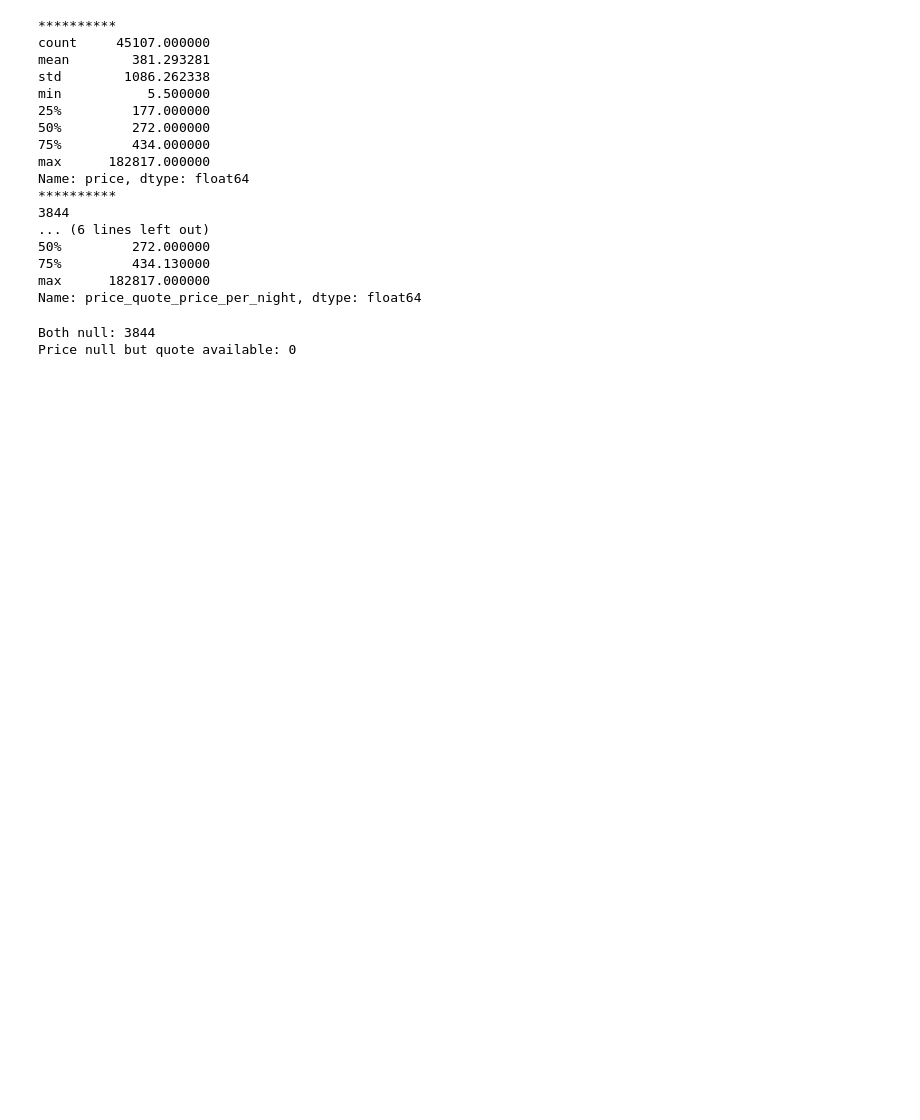
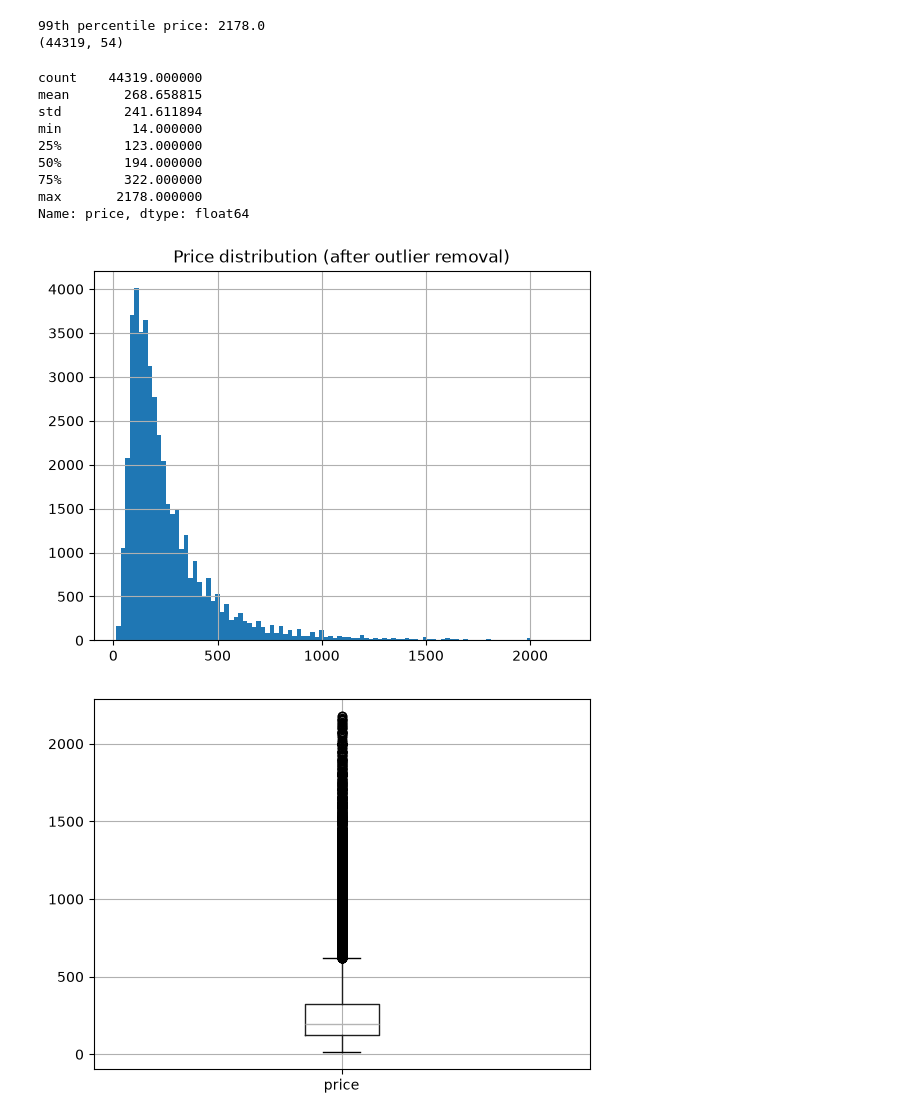
Before and after one commit to chamodSN/KiwiStay-AI-Platform, a Jupyter notebook: notebooks/02_data_quality.ipynb, the cells around one changed output. Drawn from its saved outputs; the diff is of its cells as text; code cells hidden in the pictures; blank space fills up the shorter version.

```diff
--- a/notebooks/02_data_quality.ipynb
+++ b/notebooks/02_data_quality.ipynb
@@ -38,34 +75,44 @@ df_apr['price'] = df_apr['price'].str.replace("[$,]","",regex=True).astype(float
 # %%
-print("*"*10)
-print(df_apr['price'].describe())
-print("*"*10)
-print(df_apr['price'].isnull().sum())
-print("*"*10)
-print(df_apr['price_quote_price_per_night'].describe())
+upper_cutoff = listings['price'].quantile(0.99)
+print("99th percentile price:", upper_cutoff)
+
+listings = listings[listings['price'] <= upper_cutoff]
+print(listings.shape)
 # %% [output]
-**********
-count     45107.000000
-mean        381.293281
-std        1086.262338
-min           5.500000
-25%         177.000000
-50%         272.000000
-75%         434.000000
-max      182817.000000
-Name: price, dtype: float64
-**********
-3844
-... (6 lines left out)
-50%         272.000000
-75%         434.130000
-max      182817.000000
-Name: price_quote_price_per_night, dtype: float64
+99th percentile price: 2178.0
+(44319, 54)
+# %%
+print(listings['price'].describe())
+
+listings['price'].hist(bins=100)
+plt.title("Price distribution (after outlier removal)")
+plt.show()
+
+listings.boxplot(column='price')
+plt.show()
+# %% [output]
+count    44319.000000
+mean       268.658815
+std        241.611894
+min         14.000000
+25%        123.000000
+50%        194.000000
+75%        322.000000
+max       2178.000000
+Name: price, dtype: float64
+[figure, added]
+[figure, added]
 # %%
-price_null_mask = df_apr['price'].isnull()
-quote_null_mask = df_apr['price_quote_price_per_night'].isnull()
-print("Both null:", (price_null_mask & quote_null_mask).sum())
-print("Price null but quote available:", (price_null_mask & ~quote_null_mask).sum())
+listings['bathrooms_num'] = (
+    listings['bathrooms_text']
+    .str.extract(r'(\d+\.?\d*)')
+    .astype(float)
+)
+
+# "Half-bath" / "Shared half-bath" etc. have no digit to extract — treat as 0.5
+listings.loc[
+    listings['bathrooms_text'].str.contains('half', case=False, na=False) &
+    listings['bathrooms_num'].isna(),
+    'bathrooms_num'
+] = 0.5
-# %% [output]
-Both null: 3844
-Price null but quote available: 0
 # %%
```
Also changed, not shown: parts of 14 cells of this notebook, 1 other file.
